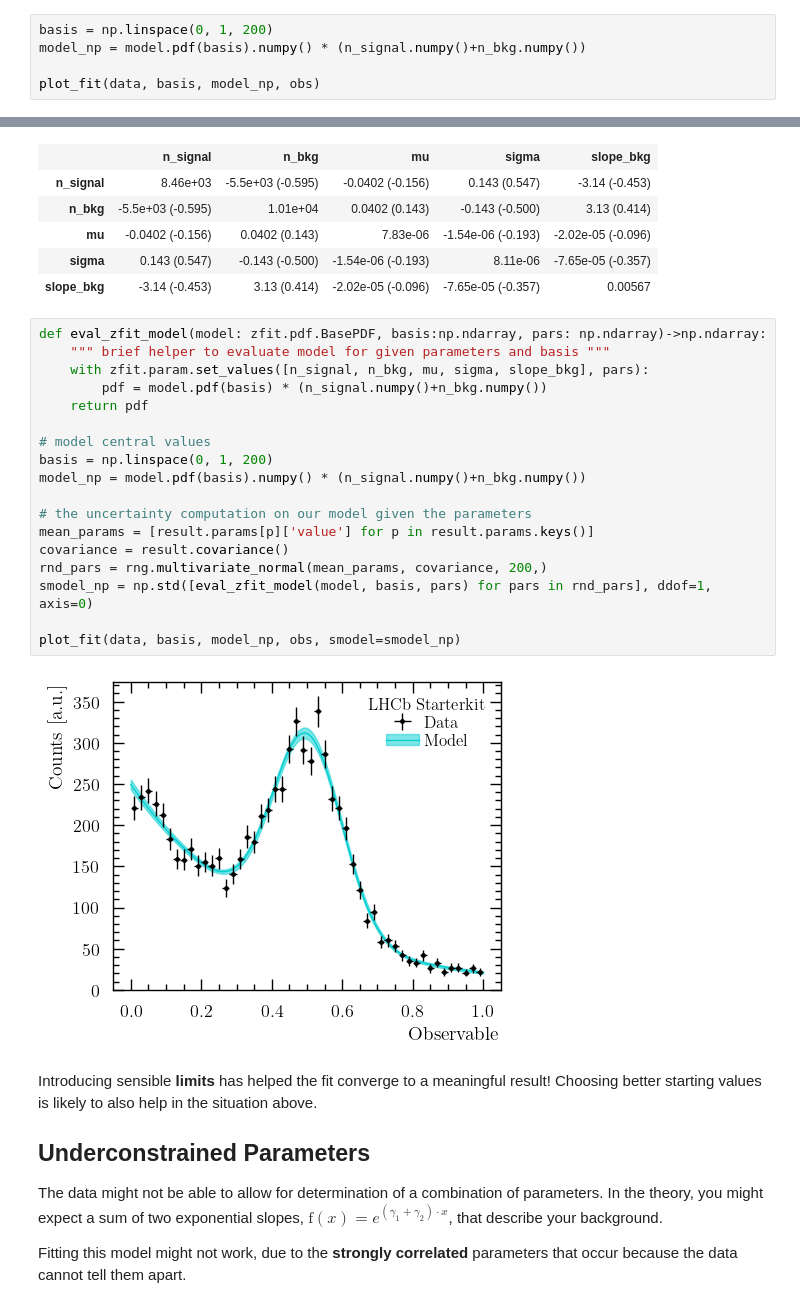
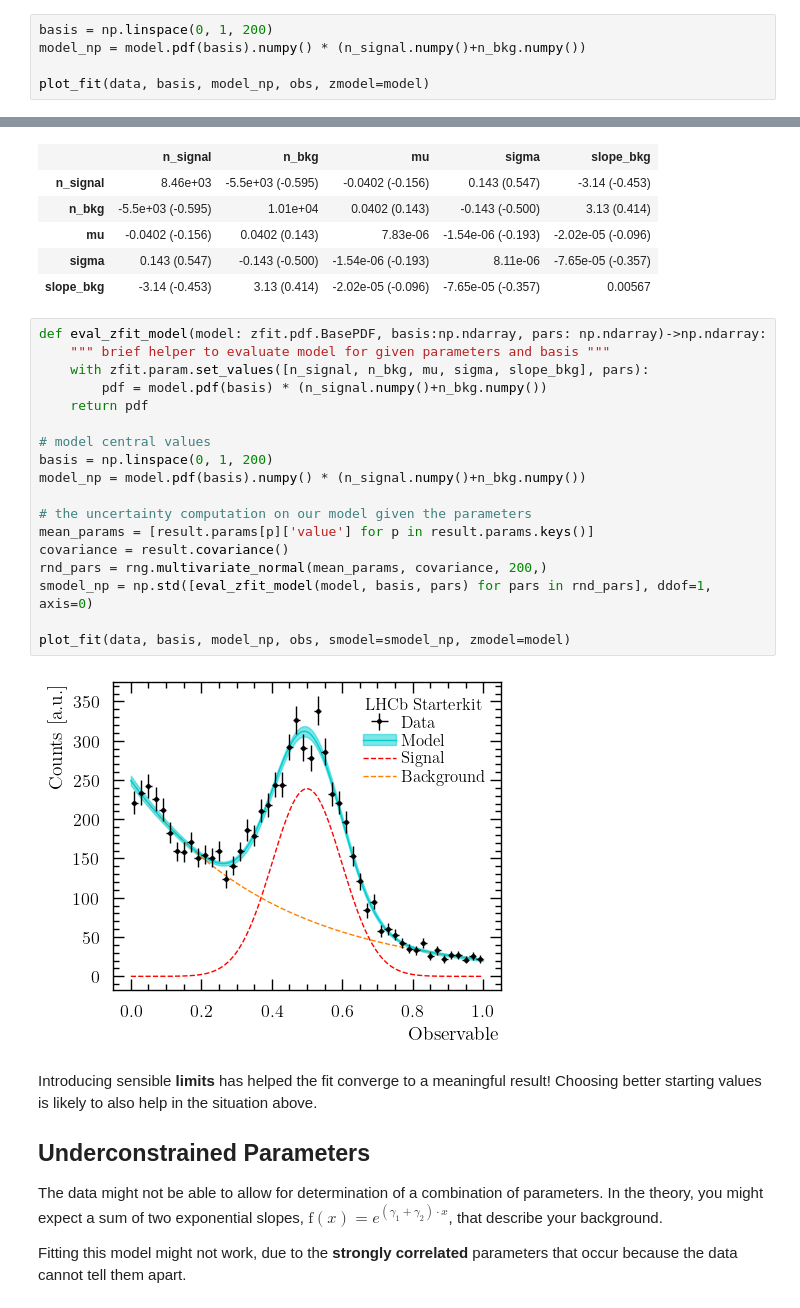
Before and after one commit to schmitse/lhcb-starterkit-2022, a Jupyter notebook: zfitFitFailure.ipynb, the cells around one changed output, grey strips where cells are left out. Drawn from its saved outputs; the diff is of its cells as text.

```diff
--- a/zfitFitFailure.ipynb
+++ b/zfitFitFailure.ipynb
@@ -147,5 +147,5 @@ slope_bkg            -1353.42       False
 basis = np.linspace(0, 1, 200)
 model_np = model.pdf(basis).numpy() * (n_signal.numpy()+n_bkg.numpy())
 
-plot_fit(data, basis, model_np, obs)
+plot_fit(data, basis, model_np, obs, zmodel=model)
 # %% [output]
@@ -244,23 +244,23 @@ result.info['minuit']
 # %%
 def eval_zfit_model(model: zfit.pdf.BasePDF, basis:np.ndarray, pars: np.ndarray)->np.ndarray:
     """ brief helper to evaluate model for given parameters and basis """
     with zfit.param.set_values([n_signal, n_bkg, mu, sigma, slope_bkg], pars):
         pdf = model.pdf(basis) * (n_signal.numpy()+n_bkg.numpy())
     return pdf
 
 # model central values
 basis = np.linspace(0, 1, 200)
 model_np = model.pdf(basis).numpy() * (n_signal.numpy()+n_bkg.numpy())
 
 # the uncertainty computation on our model given the parameters
 mean_params = [result.params[p]['value'] for p in result.params.keys()]
 covariance = result.covariance()
 rnd_pars = rng.multivariate_normal(mean_params, covariance, 200,)
 smodel_np = np.std([eval_zfit_model(model, basis, pars) for pars in rnd_pars], ddof=1, axis=0)
 
-plot_fit(data, basis, model_np, obs, smodel=smodel_np)
+plot_fit(data, basis, model_np, obs, smodel=smodel_np, zmodel=model)
 # %% [output]
-[figure, old version]
+[figure, new version]
 # %% [markdown]
 Introducing sensible **limits** has helped the fit converge to a meaningful result! Choosing better starting values is likely to also help in the situation above.
 
```
Also changed, not shown: parts of 4 cells of this notebook, 1 other file.
